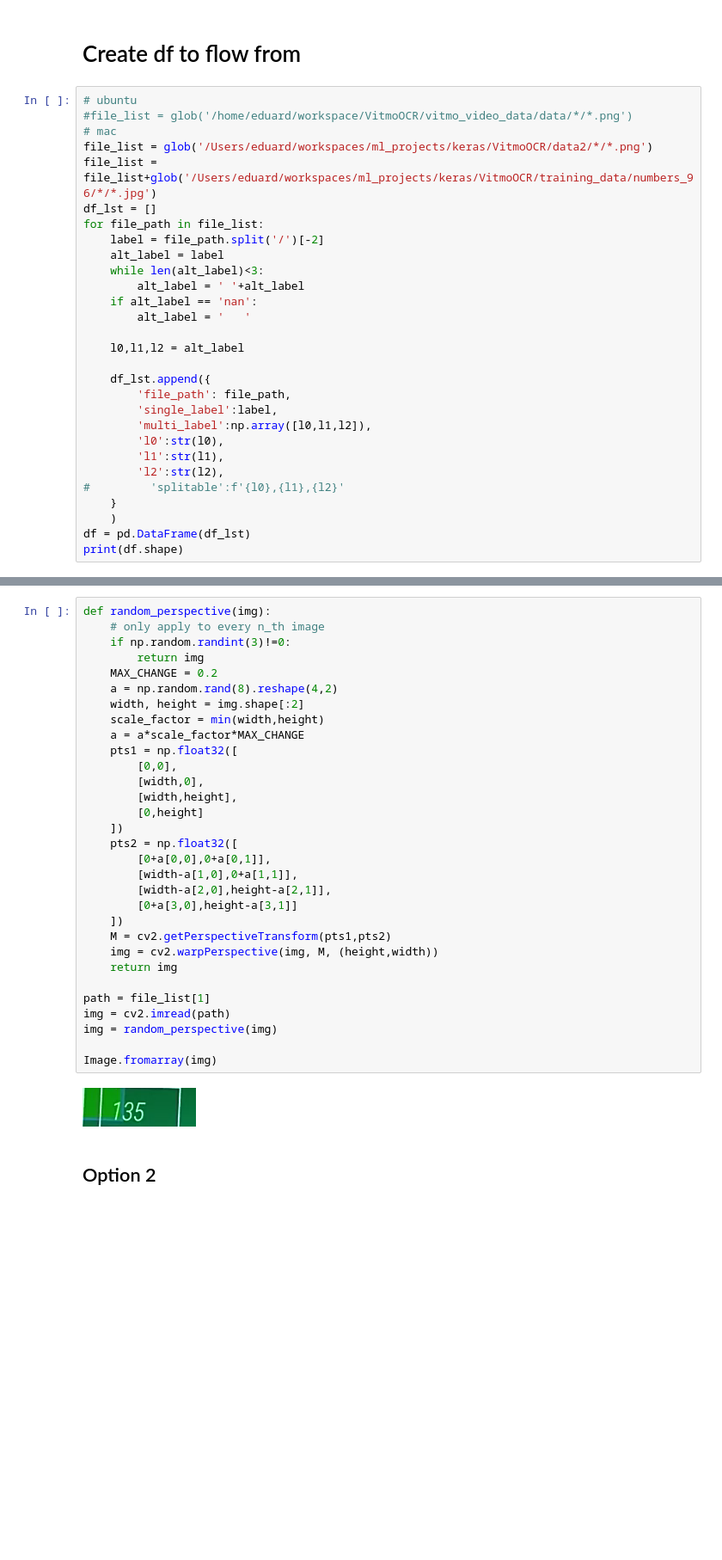
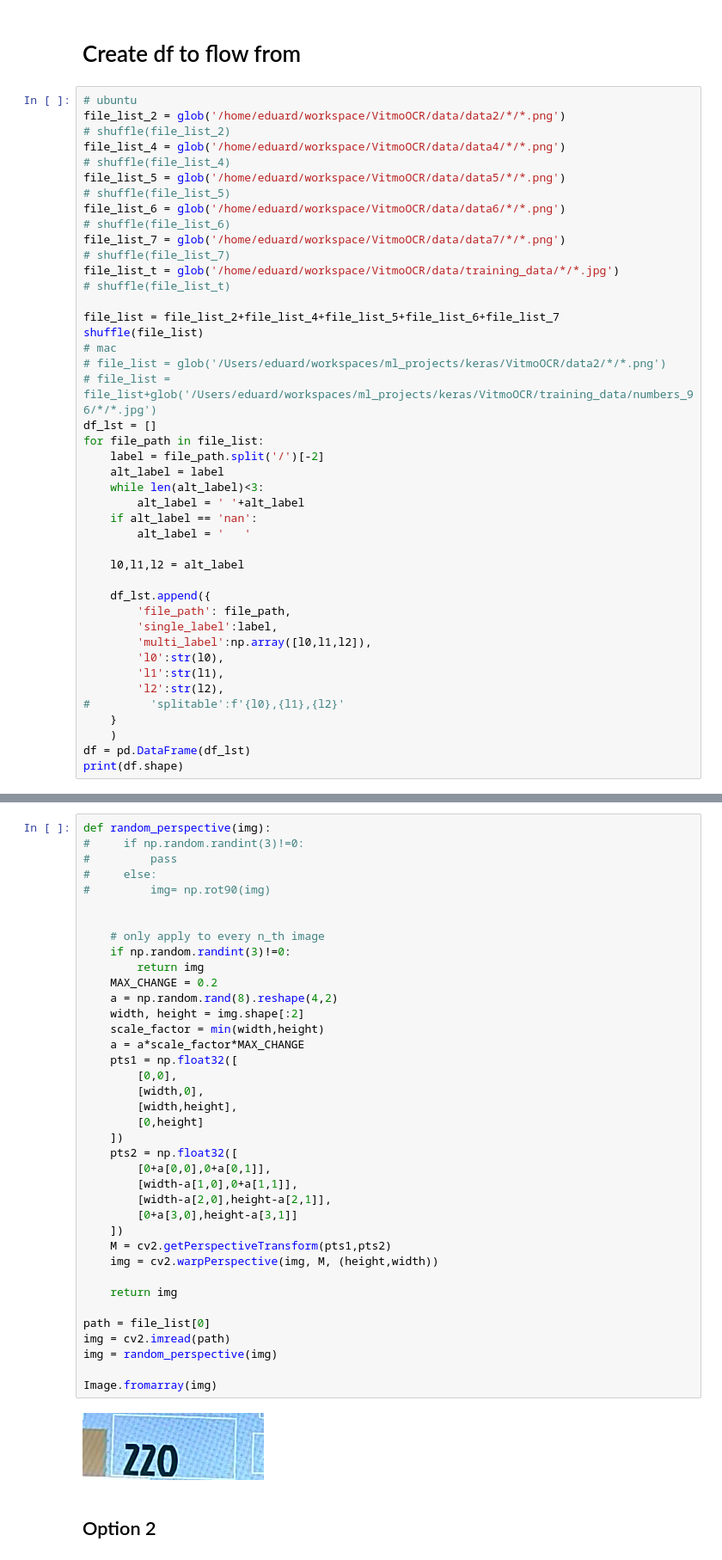
Before and after one commit to eduardkieser/vitmoocr, a Jupyter notebook: vitmo_3_output_layer_training.ipynb, the cells around one changed output, grey strips where cells are left out. Shown at 86% size. Cells and saved outputs as stored; diff of their text form; blank space fills up the shorter version.

```diff
--- a/vitmo_3_output_layer_training.ipynb
+++ b/vitmo_3_output_layer_training.ipynb
@@ -25,10 +28,24 @@ from PIL import Image
 # Create df to flow from
 # %%
 # ubuntu
-#file_list = glob('/home/eduard/workspace/VitmoOCR/vitmo_video_data/data/*/*.png')
+file_list_2 = glob('/home/eduard/workspace/VitmoOCR/data/data2/*/*.png')
+# shuffle(file_list_2)
+file_list_4 = glob('/home/eduard/workspace/VitmoOCR/data/data4/*/*.png')
+# shuffle(file_list_4)
+file_list_5 = glob('/home/eduard/workspace/VitmoOCR/data/data5/*/*.png')
+# shuffle(file_list_5)
+file_list_6 = glob('/home/eduard/workspace/VitmoOCR/data/data6/*/*.png')
+# shuffle(file_list_6)
+file_list_7 = glob('/home/eduard/workspace/VitmoOCR/data/data7/*/*.png')
+# shuffle(file_list_7)
+file_list_t = glob('/home/eduard/workspace/VitmoOCR/data/training_data/*/*.jpg')
+# shuffle(file_list_t)
+
+file_list = file_list_2+file_list_4+file_list_5+file_list_6+file_list_7
+shuffle(file_list)
 # mac
-file_list = glob('/Users/eduard/workspaces/ml_projects/keras/VitmoOCR/data2/*/*.png')
-file_list = file_list+glob('/Users/eduard/workspaces/ml_projects/keras/VitmoOCR/training_data/numbers_96/*/*.jpg')
+# file_list = glob('/Users/eduard/workspaces/ml_projects/keras/VitmoOCR/data2/*/*.png')
+# file_list = file_list+glob('/Users/eduard/workspaces/ml_projects/keras/VitmoOCR/training_data/numbers_96/*/*.jpg')
 df_lst = []
 for file_path in file_list:
     label = file_path.split('/')[-2]
@@ -73,36 +99,43 @@ df.head()
 # %%
 def random_perspective(img):
+#     if np.random.randint(3)!=0:
+#         pass
+#     else:
+#         img= np.rot90(img)
+
+
     # only apply to every n_th image
     if np.random.randint(3)!=0:
         return img
     MAX_CHANGE = 0.2
     a = np.random.rand(8).reshape(4,2)
     width, height = img.shape[:2]
     scale_factor = min(width,height)
     a = a*scale_factor*MAX_CHANGE
     pts1 = np.float32([
         [0,0],
         [width,0],
         [width,height],
         [0,height]
     ])
     pts2 = np.float32([
         [0+a[0,0],0+a[0,1]],
         [width-a[1,0],0+a[1,1]],
         [width-a[2,0],height-a[2,1]],
         [0+a[3,0],height-a[3,1]]
     ])
     M = cv2.getPerspectiveTransform(pts1,pts2)
     img = cv2.warpPerspective(img, M, (height,width))
+
     return img
 
-path = file_list[1]
+path = file_list[0]
 img = cv2.imread(path)
 img = random_perspective(img)
 
 Image.fromarray(img)
 # %% [output]
-[figure, old version]
+[figure, new version]
 # %% [markdown]
 ## Option 2
 # %%
```
Also changed, not shown: parts of 13 cells of this notebook.
